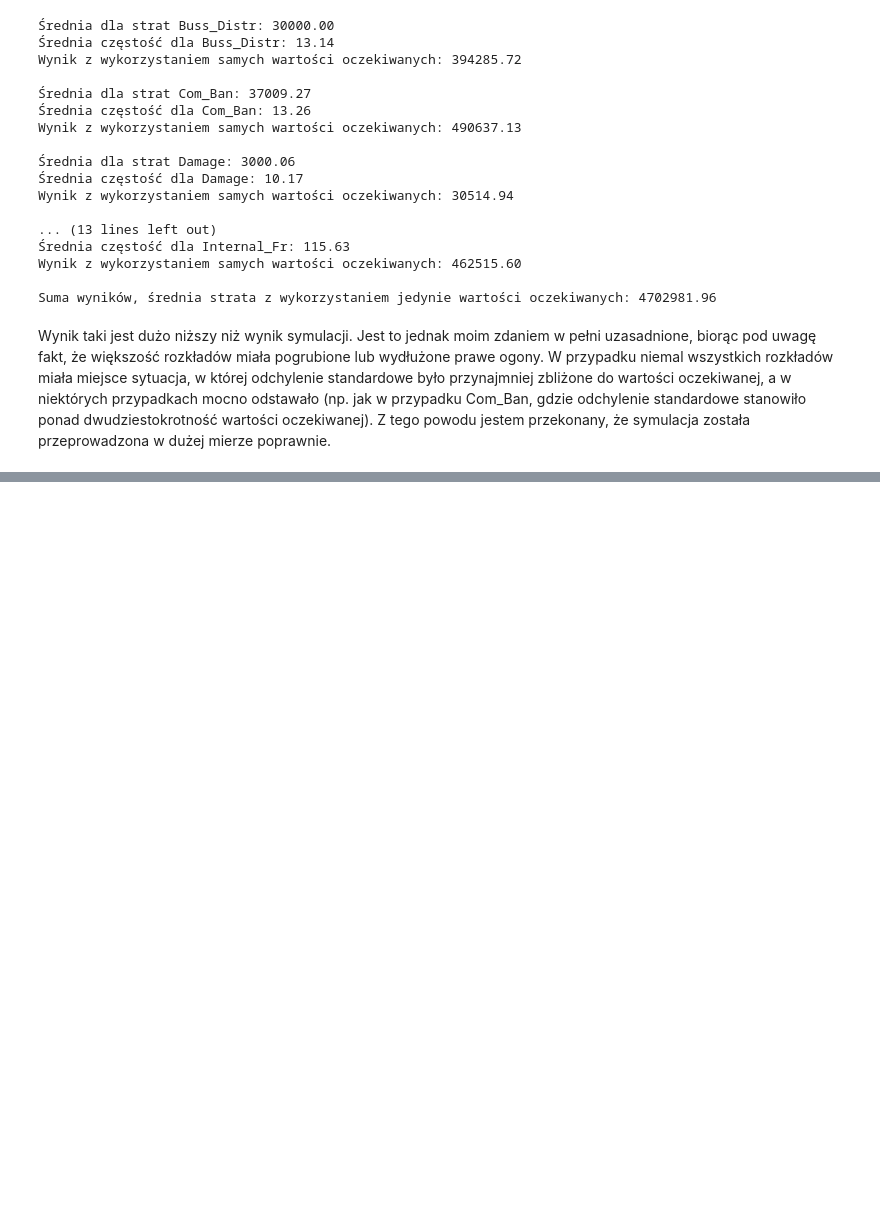
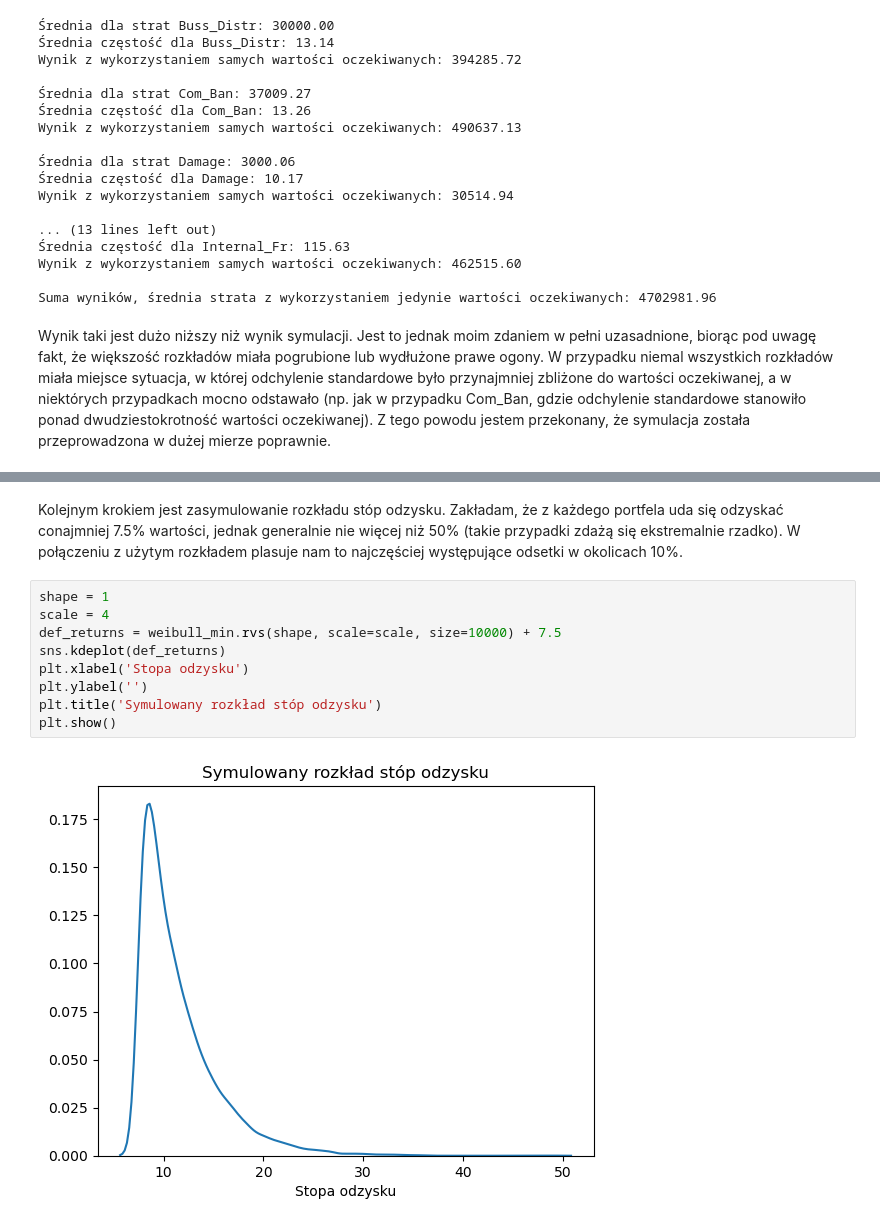
Before and after one commit to jakubzie/CreditAndOperationalRiskModeling, a Jupyter notebook: Projekt/projekt2.ipynb, the cells around one changed output, grey strips where cells are left out. Saved outputs shown, nothing was run; the diff lists cells and outputs as text; blank space fills up the shorter version.

```diff
--- a/Projekt/projekt2.ipynb
+++ b/Projekt/projekt2.ipynb
@@ -230,0 +292,13 @@ Wynik taki jest dużo niższy niż wynik symulacji. Jest to jednak moim zdaniem
+# %% [markdown]
+Kolejnym krokiem jest zasymulowanie rozkładu stóp odzysku. Zakładam, że z każdego portfela uda się odzyskać conajmniej 7.5% wartości, jednak generalnie nie więcej niż 50% (takie przypadki zdażą się ekstremalnie rzadko). W połączeniu z użytym rozkładem plasuje nam to najczęściej występujące odsetki w okolicach 10%.
+# %%
+shape = 1
+scale = 4
+def_returns = weibull_min.rvs(shape, scale=scale, size=10000) + 7.5
+sns.kdeplot(def_returns)
+plt.xlabel('Stopa odzysku')
+plt.ylabel('')
+plt.title('Symulowany rozkład stóp odzysku')
+plt.show()
+# %% [output]
+[figure, added]
```
Also changed, not shown: parts of 14 cells of this notebook.
